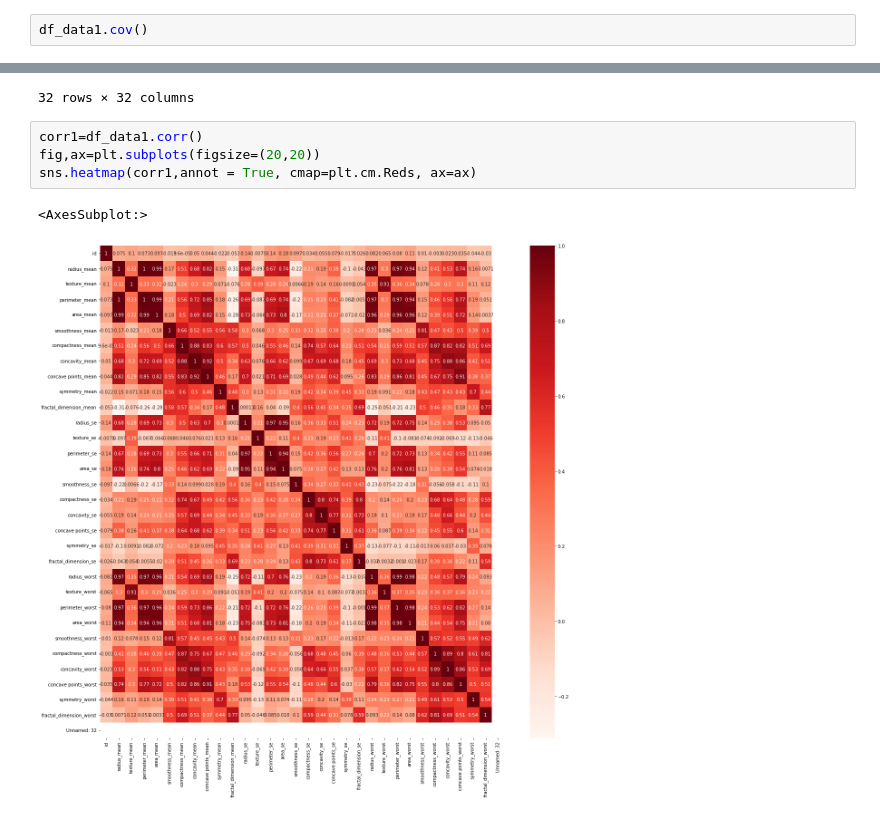
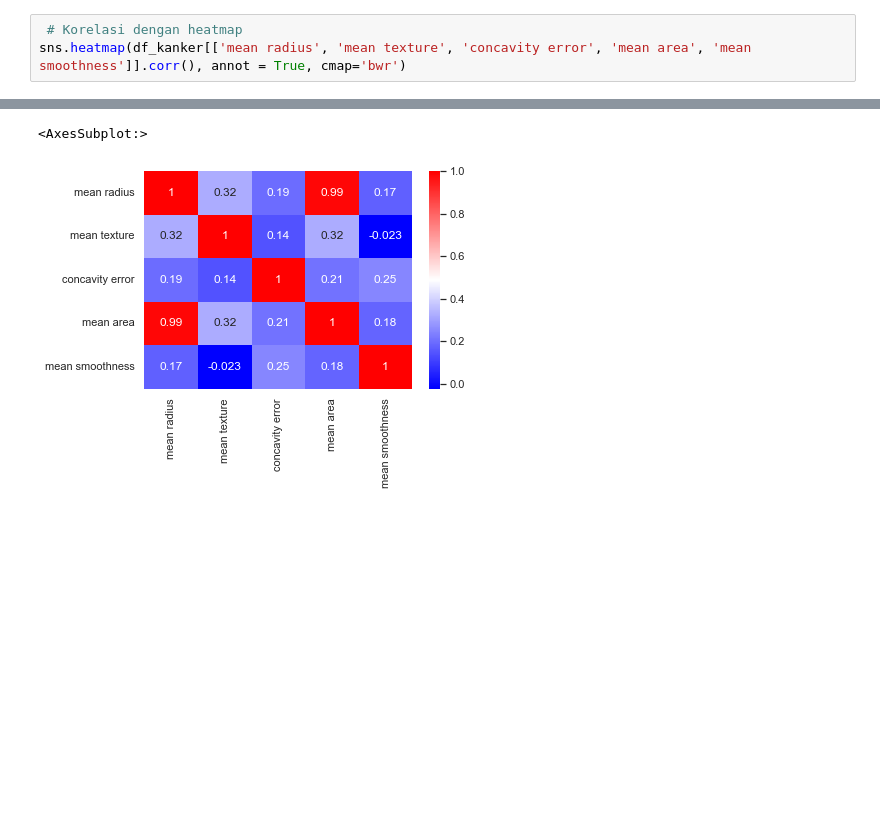
Before and after one commit to arisugiharto/Machine_Learning_Batch17, a Jupyter notebook: Final Project/My_Final_project_ML/R. Arisugiharto_FinalProject_ML_Batch_17.ipynb, the cells around one changed output, grey strips where cells are left out. Drawn from its saved outputs; the diff is of its cells as text; blank space fills up the shorter version.

```diff
--- a/Final Project/My_Final_project_ML/R. Arisugiharto_FinalProject_ML_Batch_17.ipynb
+++ b/Final Project/My_Final_project_ML/R. Arisugiharto_FinalProject_ML_Batch_17.ipynb
@@ -115,3 +74,4 @@ df_data1.corr()
 # %%
-df_data1.cov()
+ # Korelasi dengan heatmap
+sns.heatmap(df_kanker[['mean radius', 'mean texture', 'concavity error', 'mean area', 'mean smoothness']].corr(), annot = True, cmap='bwr')
 # %% [output]
@@ -135,8 +78,2 @@ df_data1.cov()
-32 rows × 32 columns
+<AxesSubplot:>
+[figure, added]
-# %%
-corr1=df_data1.corr()
-fig,ax=plt.subplots(figsize=(20,20))
-sns.heatmap(corr1,annot = True, cmap=plt.cm.Reds, ax=ax)
-# %% [output]
-<AxesSubplot:>
-[figure, removed]
```
Also changed, not shown: parts of 21 cells of this notebook, 1 other file.
